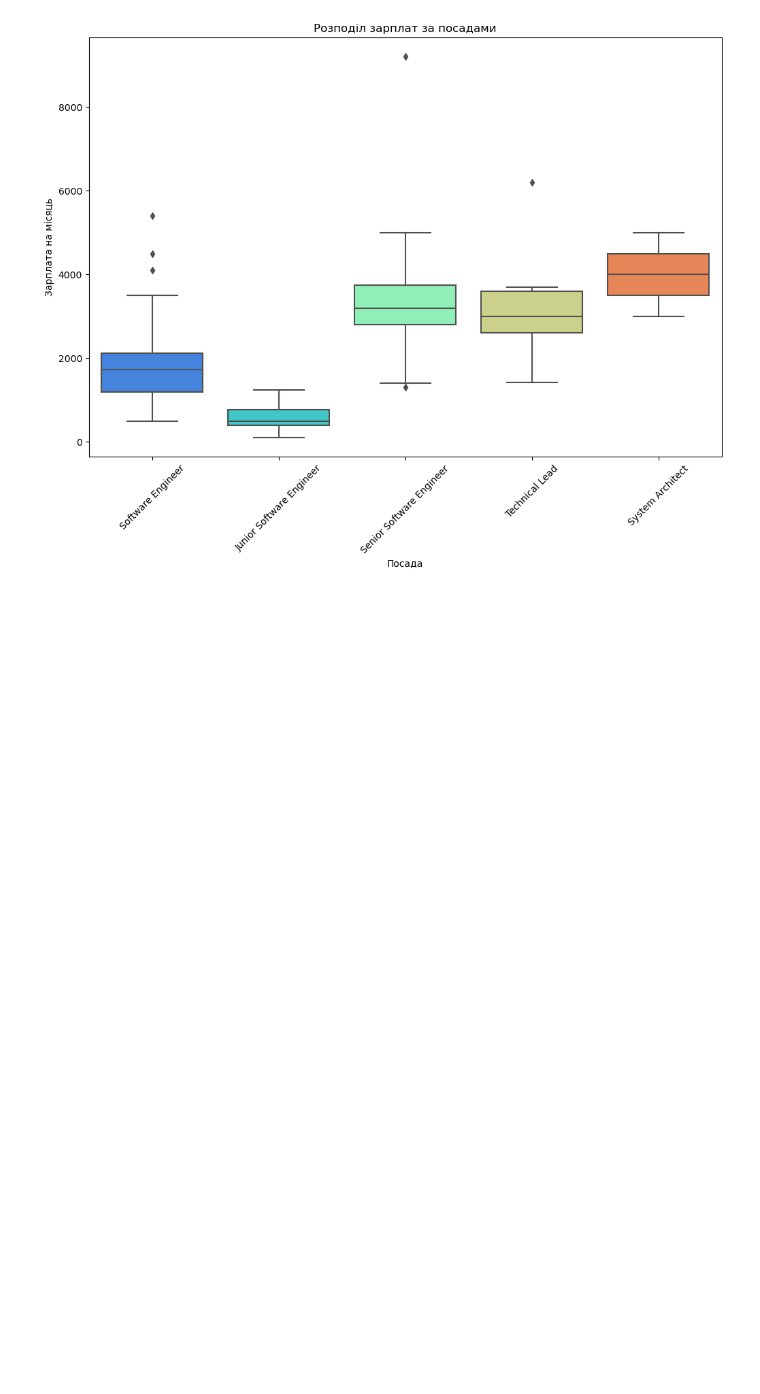
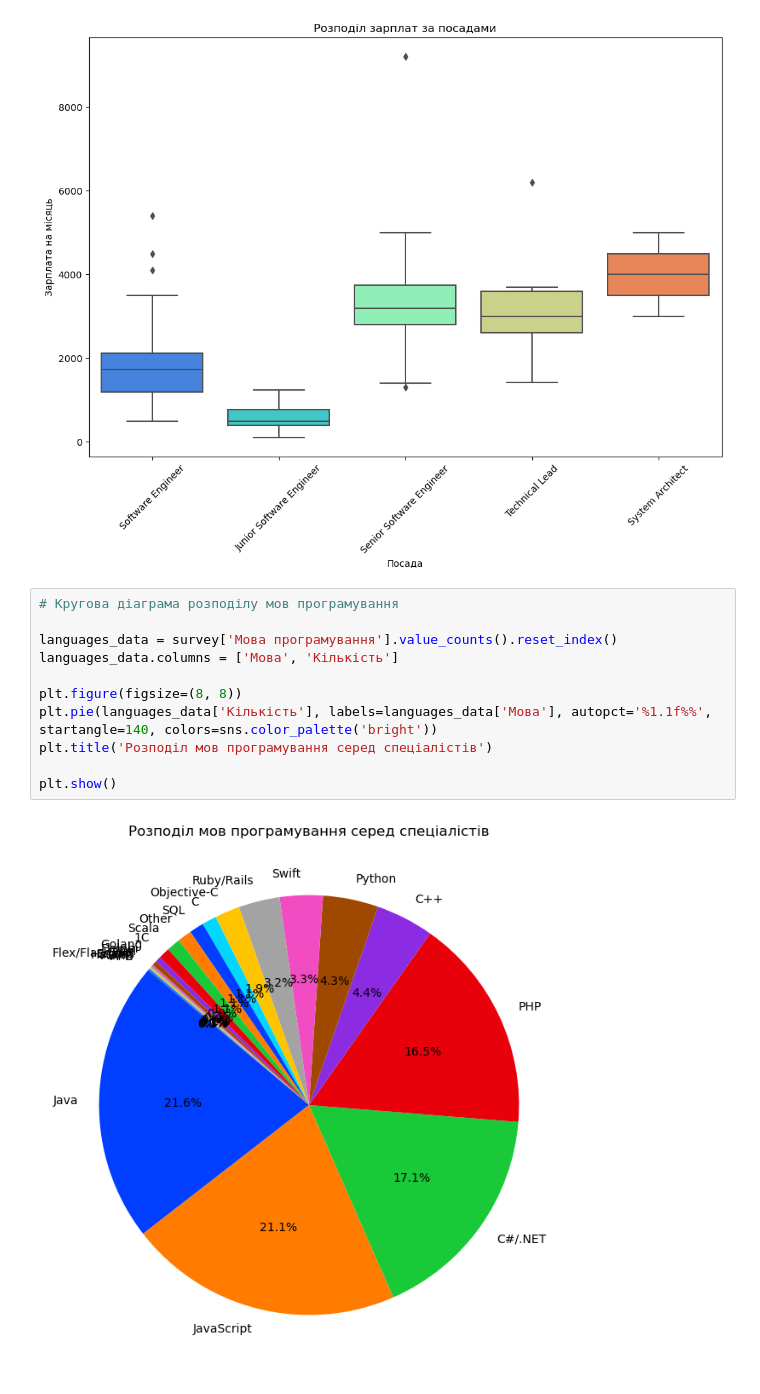
Before and after one commit to Korniev/Data-Sciense, a Jupyter notebook: hw_02/Hw_2.2.ipynb, the cells around one changed output. Saved outputs shown, nothing was run; the diff lists cells and outputs as text; blank space fills up the shorter version.

Commit message:
added graphics for 2.2

```diff
--- a/hw_02/Hw_2.2.ipynb
+++ b/hw_02/Hw_2.2.ipynb
@@ -286,3 +286,16 @@ plt.ylabel('Зарплата на місяць')
 plt.show()
 # %% [output]
 [figure]
+# %%
+# Кругова діаграма розподілу мов програмування
+
+languages_data = survey['Мова програмування'].value_counts().reset_index()
+languages_data.columns = ['Мова', 'Кількість']
+
+plt.figure(figsize=(8, 8))
+plt.pie(languages_data['Кількість'], labels=languages_data['Мова'], autopct='%1.1f%%', startangle=140, colors=sns.color_palette('bright'))
+plt.title('Розподіл мов програмування серед спеціалістів')
+
+plt.show()
+# %% [output]
+[figure, added]
```
Also changed, not shown: parts of 2 cells of this notebook.
